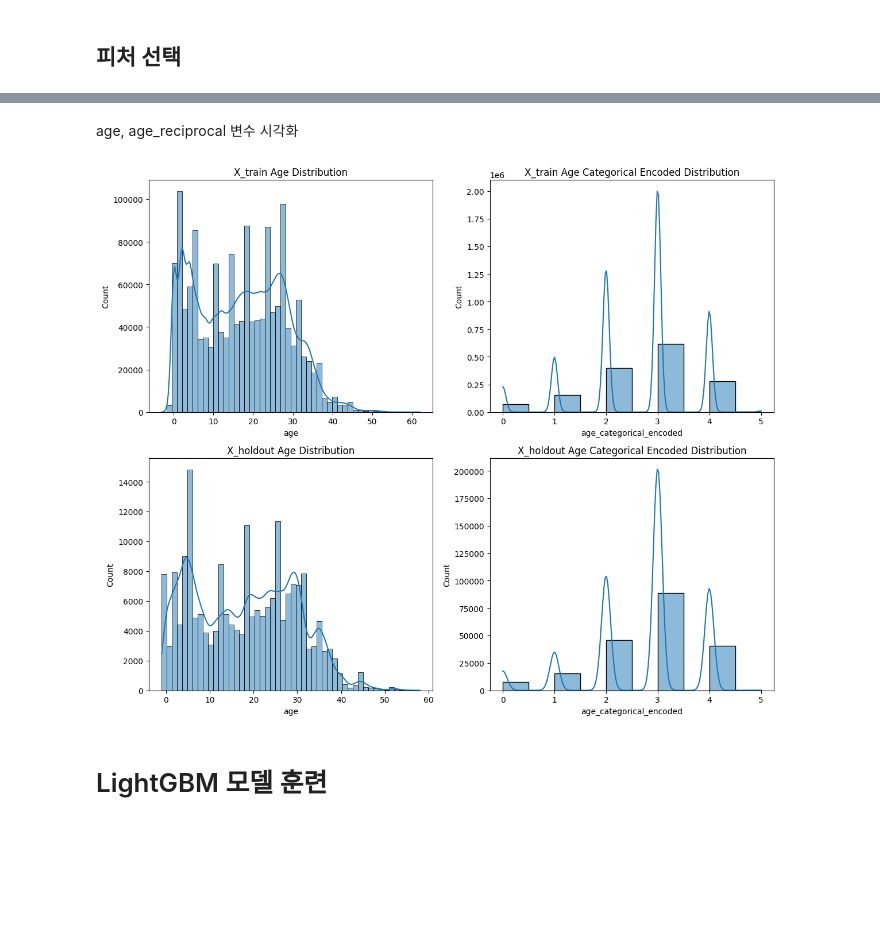
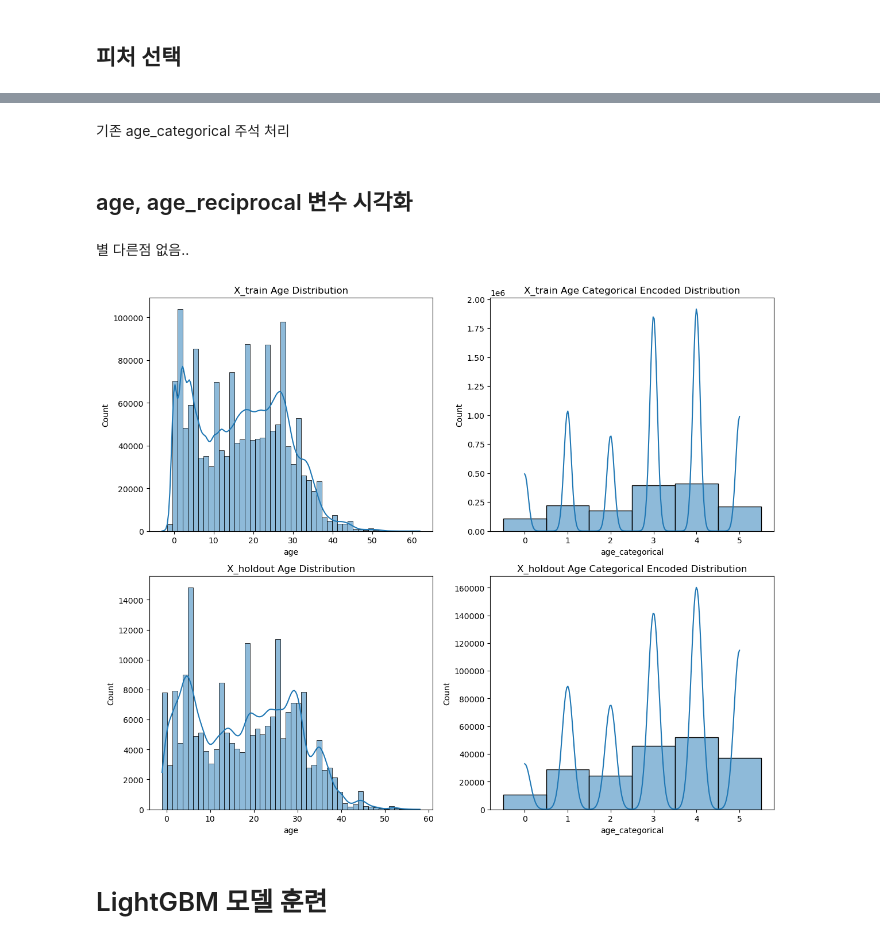
Before and after one commit to boostcampaitech7/level2-competitiveds-recsys-08, a Jupyter notebook: src/baseline.ipynb, the cells around one changed output, grey strips where cells are left out. Cells and saved outputs as stored; diff of their text form; code cells hidden in the pictures; blank space fills up the shorter version.

```diff
--- a/src/baseline.ipynb
+++ b/src/baseline.ipynb
@@ -224,0 +236,25 @@ age의 역수인 age_reciprocal 변수 생성
+# %%
+bins = [0, 2, 6, 11, 21, 30, float('inf')]  # 무한대(오른쪽 경계값 지정)
+labels = [0, 1, 2, 3, 4, 5]
+
+'''
+신규 입주 아파트: 0 (age 0-1)
+신축 아파트_전성기: 1 (age 2-5)
+신축 아파트_인기유지: 2 (age 6-10)
+준신축 아파트: 3 (age 11-20)
+구축 아파트: 4 (age 21-29)
+재건축 아파트: 5 (age upper than 30)
+'''
+
+# train 및 holdout 데이터에 범주화 칼럼 'age_categorical' 지정
+X_train['age_categorical'] = pd.cut(X_train['age'], bins=bins, labels=labels, right=False)
+X_holdout['age_categorical'] = pd.cut(X_holdout['age'], bins=bins, labels=labels, right=False)
+X_test['age_categorical'] = pd.cut(X_test['age'], bins=bins, labels=labels, right=False)
+X_all['age_categorical'] = pd.cut(X_all['age'], bins=bins, labels=labels, right=False)
+
+
+# 새로 만든 범주화 피처 확인
+X_train['age_categorical']
+# X_test['age_categorical']
+# X_holdout['age_categorical']
+# X_all['age_categorical']
@@ -225,45 +275,49 @@ age의 역수인 age_reciprocal 변수 생성
+# %% [markdown]
+기존 age_categorical 주석 처리
 # %%
-from sklearn.preprocessing import LabelEncoder
+# from sklearn.preprocessing import LabelEncoder
 
-# 라벨 인코딩을 적용
-label_encoder = LabelEncoder()
+# # 라벨 인코딩을 적용
+# label_encoder = LabelEncoder()
 
-X_train['age_categorical_encoded'] = label_encoder.fit_transform(X_train['age_categorical'])
-X_holdout['age_categorical_encoded'] = label_encoder.transform(X_holdout['age_categorical'])
+# X_train['age_categorical_encoded'] = label_encoder.fit_transform(X_train['age_categorical'])
+# X_holdout['age_categorical_encoded'] = label_encoder.transform(X_holdout['age_categorical'])
 # %% [markdown]
-age, age_reciprocal 변수 시각화
+## age, age_reciprocal 변수 시각화
+# %% [markdown]
+별 다른점 없음..
 # %%
 import matplotlib.pyplot as plt
 import seaborn as sns
 
 # 2x2 subplot을 사용하여 age와 age_categorical_encoded의 분포를 확인
 plt.figure(figsize=(12, 10))
 
 # 1번째 플롯: X_train의 age 분포
 plt.subplot(2, 2, 1)
 sns.histplot(X_train['age'], bins=50, kde=True)
 plt.title('X_train Age Distribution')
 
-# 2번째 플롯: X_train의 age_categorical_encoded 분포
+# 2번째 플롯: X_train의 age_categorical 분포
 plt.subplot(2, 2, 2)
-sns.histplot(X_train['age_categorical_encoded'], bins=10, kde=True)
+sns.histplot(X_train['age_categorical'], bins=10, kde=True)
 plt.title('X_train Age Categorical Encoded Distribution')
 
 # 3번째 플롯: X_holdout의 age 분포
 plt.subplot(2, 2, 3)
 sns.histplot(X_holdout['age'], bins=50, kde=True)
 plt.title('X_holdout Age Distribution')
 
-# 4번째 플롯: X_holdout의 age_categorical_encoded 분포
+# 4번째 플롯: X_holdout의 age_categorical 분포
 plt.subplot(2, 2, 4)
-sns.histplot(X_holdout['age_categorical_encoded'], bins=10, kde=True)
+sns.histplot(X_holdout['age_categorical'], bins=10, kde=True)
 plt.title('X_holdout Age Categorical Encoded Distribution')
 
 # 레이아웃 조정
 plt.tight_layout()
 plt.show()
 # %% [output]
-[figure, old version]
+[figure, new version]
 # %%
 # 피처 선택
 # train_columns = ['area_m2', 'contract_year_month', 'contract_day', 'floor', 'latitude', 'longitude', 'age', 'cluster']
```
Also changed, not shown: parts of 9 cells of this notebook.
